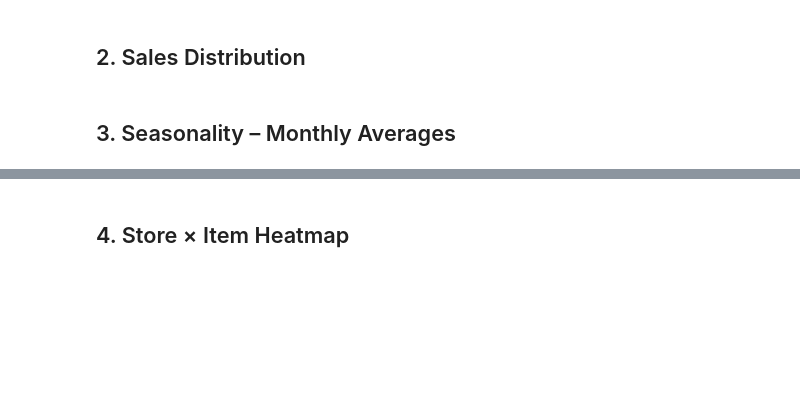
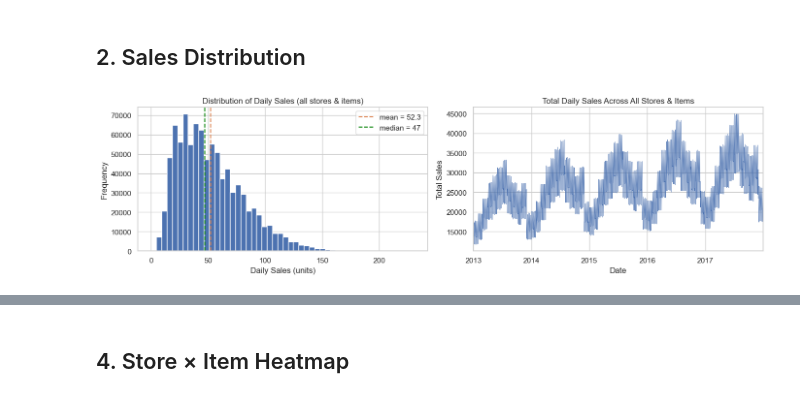
Before and after one commit to dominickyacono/ml-foundations-project, a Jupyter notebook: notebooks/01_eda.ipynb, the cells around one changed output, grey strips where cells are left out. Drawn from its saved outputs; the diff is of its cells as text; code cells hidden in the pictures; blank space fills up the shorter version.

```diff
--- a/notebooks/01_eda.ipynb
+++ b/notebooks/01_eda.ipynb
@@ -10,6 +16,11 @@ import pandas as pd
 import numpy as np
 import matplotlib.pyplot as plt
 import seaborn as sns
+from statsmodels.graphics.tsaplots import plot_acf
 
 sns.set_theme(style='whitegrid')
 %matplotlib inline
+
+# Shared colour palette
+BLUE = '#4C72B0'
+ORANGE = '#DD8452'
@@ -29,17 +105,24 @@ df.describe()
 # %%
 fig, axes = plt.subplots(1, 2, figsize=(14, 4))
 
-axes[0].hist(df['sales'], bins=50, color='steelblue', edgecolor='white')
-axes[0].set_title('Sales Distribution (all series)')
-axes[0].set_xlabel('Daily Sales')
+# Histogram of individual daily sales values
+axes[0].hist(df['sales'], bins=50, color=BLUE, edgecolor='white')
+axes[0].set_title('Distribution of Daily Sales (all stores & items)')
+axes[0].set_xlabel('Daily Sales (units)')
+axes[0].set_ylabel('Frequency')
+axes[0].axvline(df['sales'].mean(), color=ORANGE, ls='--', label=f"mean = {df['sales'].mean():.1f}")
+axes[0].axvline(df['sales'].median(), color='green', ls='--', label=f"median = {df['sales'].median():.0f}")
+axes[0].legend()
 
+# Aggregate daily sales over time
 daily_total = df.groupby('date')['sales'].sum()
-daily_total.plot(ax=axes[1], color='steelblue')
-axes[1].set_title('Total Daily Sales Over Time')
+daily_total.plot(ax=axes[1], color=BLUE, linewidth=0.6)
+axes[1].set_title('Total Daily Sales Across All Stores & Items')
 axes[1].set_xlabel('Date')
+axes[1].set_ylabel('Total Sales')
 
 plt.tight_layout()
-plt.savefig('../results/eda_sales_distribution.png', dpi=120)
+plt.savefig('../results/eda_sales_distribution.png', dpi=150)
 plt.show()
+# %% [output]
+[figure, added]
-# %% [markdown]
-## 3. Seasonality – Monthly Averages
```
Also changed, not shown: parts of 30 cells of this notebook, 11 other files.
